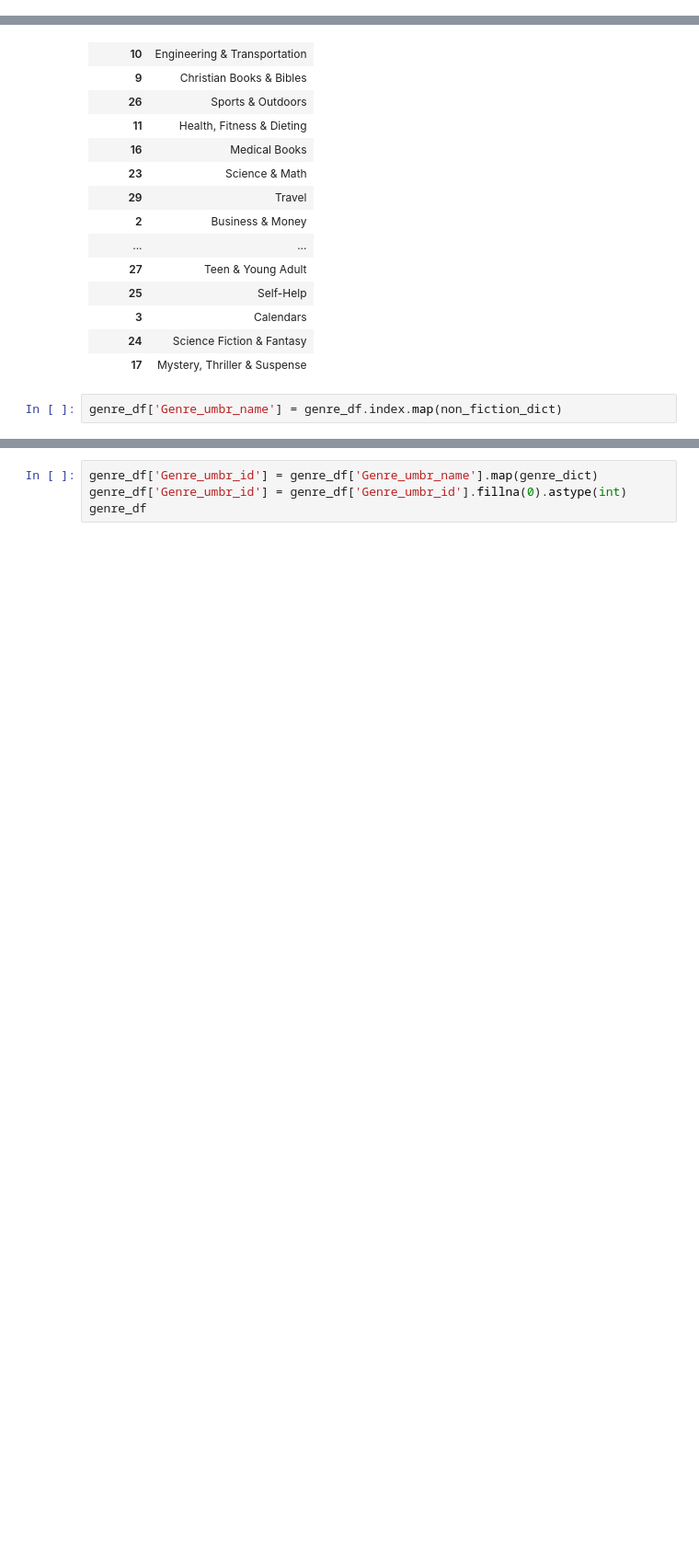
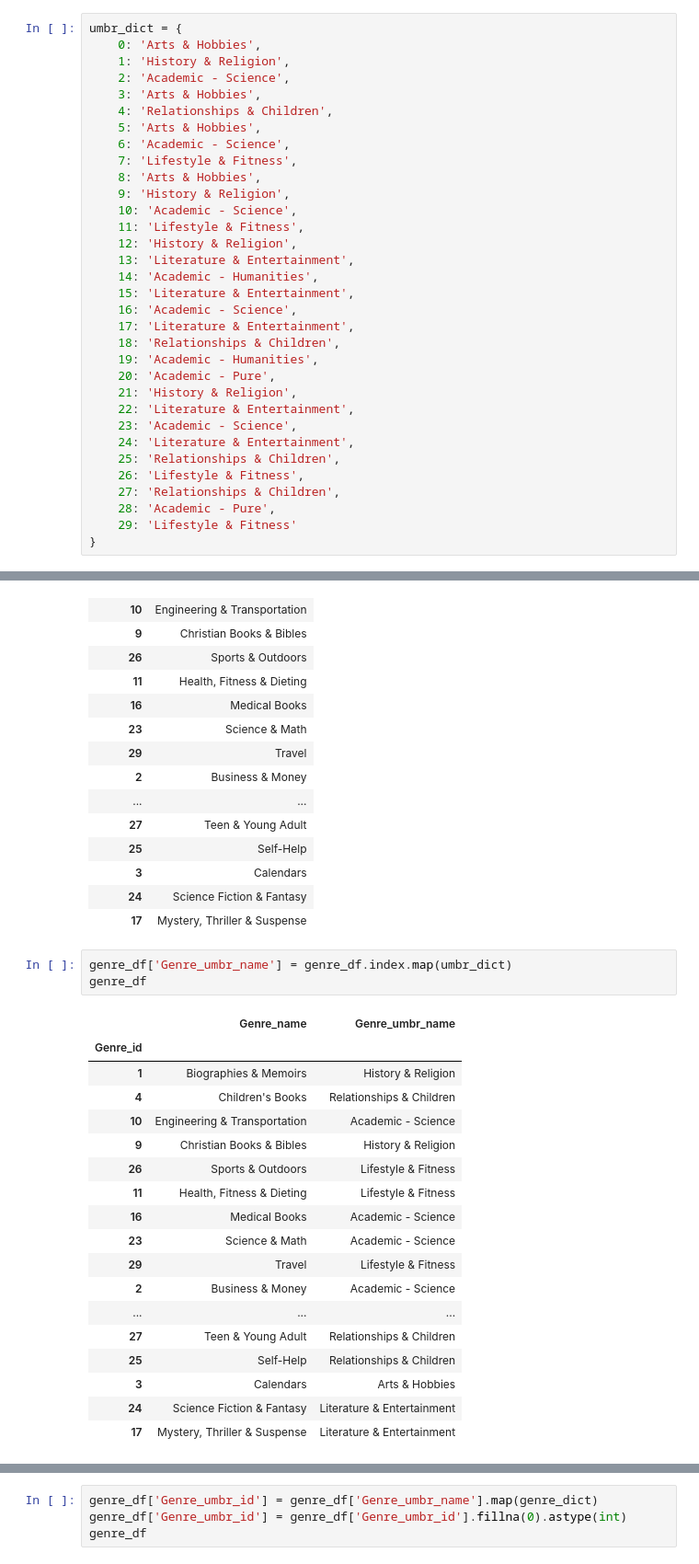
Before and after one commit to NahiaPeschard/wagon_book_cover, a Jupyter notebook: notebooks/elli_umbrella.ipynb, the cells around one changed output, grey strips where cells are left out. Shown at 92% size. Drawn from its saved outputs; the diff is of its cells as text; blank space fills up the shorter version.

```diff
--- a/notebooks/elli_umbrella.ipynb
+++ b/notebooks/elli_umbrella.ipynb
@@ -9,0 +13,33 @@ y_train = pd.read_csv("../raw_data/train_y.csv", delimiter=" ", index_col="Id")
+# %%
+umbr_dict = {
+    0: 'Arts & Hobbies',
+    1: 'History & Religion',
+    2: 'Academic - Science',
+    3: 'Arts & Hobbies',
+    4: 'Relationships & Children',
+    5: 'Arts & Hobbies',
+    6: 'Academic - Science',
+    7: 'Lifestyle & Fitness',
+    8: 'Arts & Hobbies',
+    9: 'History & Religion',
+    10: 'Academic - Science',
+    11: 'Lifestyle & Fitness',
+    12: 'History & Religion',
+    13: 'Literature & Entertainment',
+    14: 'Academic - Humanities',
+    15: 'Literature & Entertainment',
+    16: 'Academic - Science',
+    17: 'Literature & Entertainment',
+    18: 'Relationships & Children',
+    19: 'Academic - Humanities',
+    20: 'Academic - Pure',
+    21: 'History & Religion',
+    22: 'Literature & Entertainment',
+    23: 'Academic - Science',
+    24: 'Literature & Entertainment',
+    25: 'Relationships & Children',
+    26: 'Lifestyle & Fitness',
+    27: 'Relationships & Children',
+    28: 'Academic - Pure',
+    29: 'Lifestyle & Fitness'
+}
@@ -89,4 +107,24 @@ genre_df
 | 24 | Science Fiction & Fantasy |
 | 17 | Mystery, Thriller & Suspense |
 # %%
-genre_df['Genre_umbr_name'] = genre_df.index.map(non_fiction_dict)
+genre_df['Genre_umbr_name'] = genre_df.index.map(umbr_dict)
+genre_df
+# %% [output]
+|  | Genre_name | Genre_umbr_name |
+| Genre_id |  |  |
+| 1 | Biographies & Memoirs | History & Religion |
+| 4 | Children's Books | Relationships & Children |
+| 10 | Engineering & Transportation | Academic - Science |
+| 9 | Christian Books & Bibles | History & Religion |
+| 26 | Sports & Outdoors | Lifestyle & Fitness |
+| 11 | Health, Fitness & Dieting | Lifestyle & Fitness |
+| 16 | Medical Books | Academic - Science |
+| 23 | Science & Math | Academic - Science |
+| 29 | Travel | Lifestyle & Fitness |
+| 2 | Business & Money | Academic - Science |
+| ... | ... | ... |
+| 27 | Teen & Young Adult | Relationships & Children |
+| 25 | Self-Help | Relationships & Children |
+| 3 | Calendars | Arts & Hobbies |
+| 24 | Science Fiction & Fantasy | Literature & Entertainment |
+| 17 | Mystery, Thriller & Suspense | Literature & Entertainment |
```
Also changed, not shown: parts of 18 cells of this notebook.
